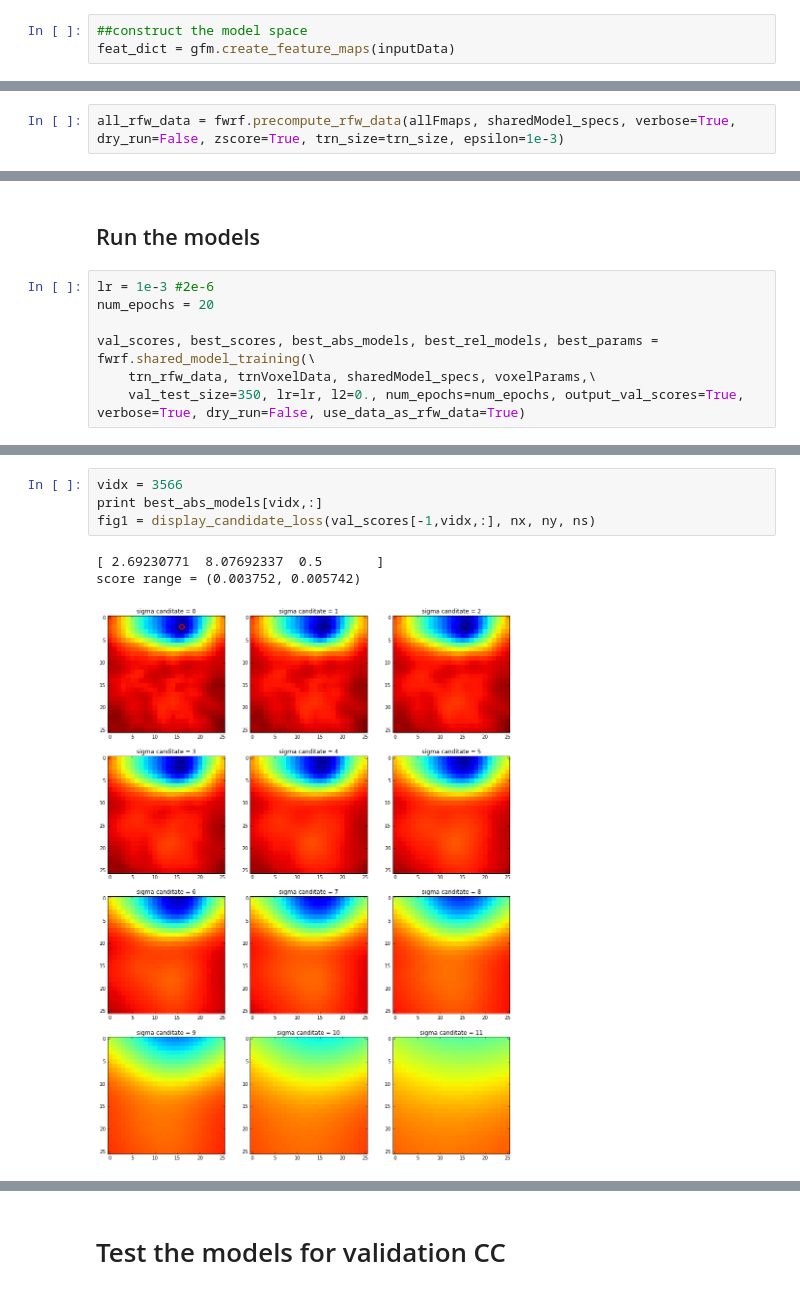
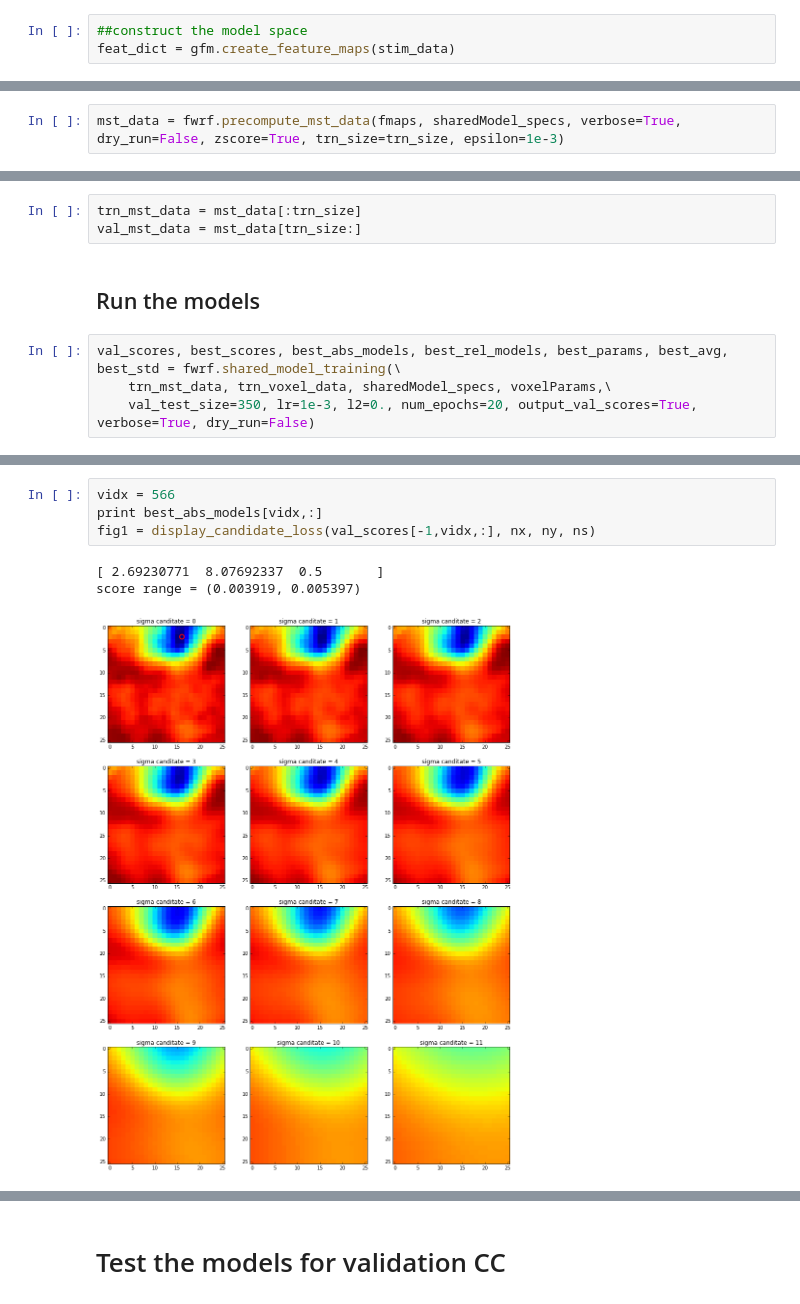
Before and after one commit to styvesg/fwrf, a Jupyter notebook: fwrf_training_gabor_model_template.ipynb, the cells around one changed output, grey strips where cells are left out. Drawn from its saved outputs; the diff is of its cells as text.

```diff
--- a/fwrf_training_gabor_model_template.ipynb
+++ b/fwrf_training_gabor_model_template.ipynb
@@ -261,7 +270,7 @@ float64
 #plt.close()
 # %%
 ##construct the model space
-feat_dict = gfm.create_feature_maps(inputData)
+feat_dict = gfm.create_feature_maps(stim_data)
 # %% [output]
 allocating memory for feature maps
 constructing feature maps
@@ -448,5 +456,5 @@ COMPILING...
 # %% [markdown]
 ## Precompute and save the modelspace tensor
 # %%
-all_rfw_data = fwrf.precompute_rfw_data(allFmaps, sharedModel_specs, verbose=True, dry_run=False, zscore=True, trn_size=trn_size, epsilon=1e-3)
+mst_data = fwrf.precompute_mst_data(fmaps, sharedModel_specs, verbose=True, dry_run=False, zscore=True, trn_size=trn_size, epsilon=1e-3)
 # %% [output]
@@ -468,11 +473,11 @@ val_rfw_data = all_rfw_data[trn_size:]
+# %%
+trn_mst_data = mst_data[:trn_size]
+val_mst_data = mst_data[trn_size:]
 # %% [markdown]
 ## Run the models
 # %%
-lr = 1e-3 #2e-6
-num_epochs = 20
-
-val_scores, best_scores, best_abs_models, best_rel_models, best_params = fwrf.shared_model_training(\
-    trn_rfw_data, trnVoxelData, sharedModel_specs, voxelParams,\
-    val_test_size=350, lr=lr, l2=0., num_epochs=num_epochs, output_val_scores=True, verbose=True, dry_run=False, use_data_as_rfw_data=True)
+val_scores, best_scores, best_abs_models, best_rel_models, best_params, best_avg, best_std = fwrf.shared_model_training(\
+    trn_mst_data, trn_voxel_data, sharedModel_specs, voxelParams,\
+    val_test_size=350, lr=1e-3, l2=0., num_epochs=20, output_val_scores=True, verbose=True, dry_run=False)
 # %% [output]
 Voxel-Candidates model optimization...
@@ -670,11 +506,11 @@ for 184150512 voxelmodel fits.
 # %%
-vidx = 3566
+vidx = 566
 print best_abs_models[vidx,:]
 fig1 = display_candidate_loss(val_scores[-1,vidx,:], nx, ny, ns)
 # %% [output]
 [ 2.69230771  8.07692337  0.5       ]
-score range = (0.003752, 0.005742)
+score range = (0.003919, 0.005397)
-[figure, old version]
+[figure, new version]
 # %%
 for v in range(val_scores.shape[1]):
     plt.plot(val_scores[:,v,best_rel_models[v]])
```
Also changed, not shown: parts of 25 cells of this notebook, 5 other files.
